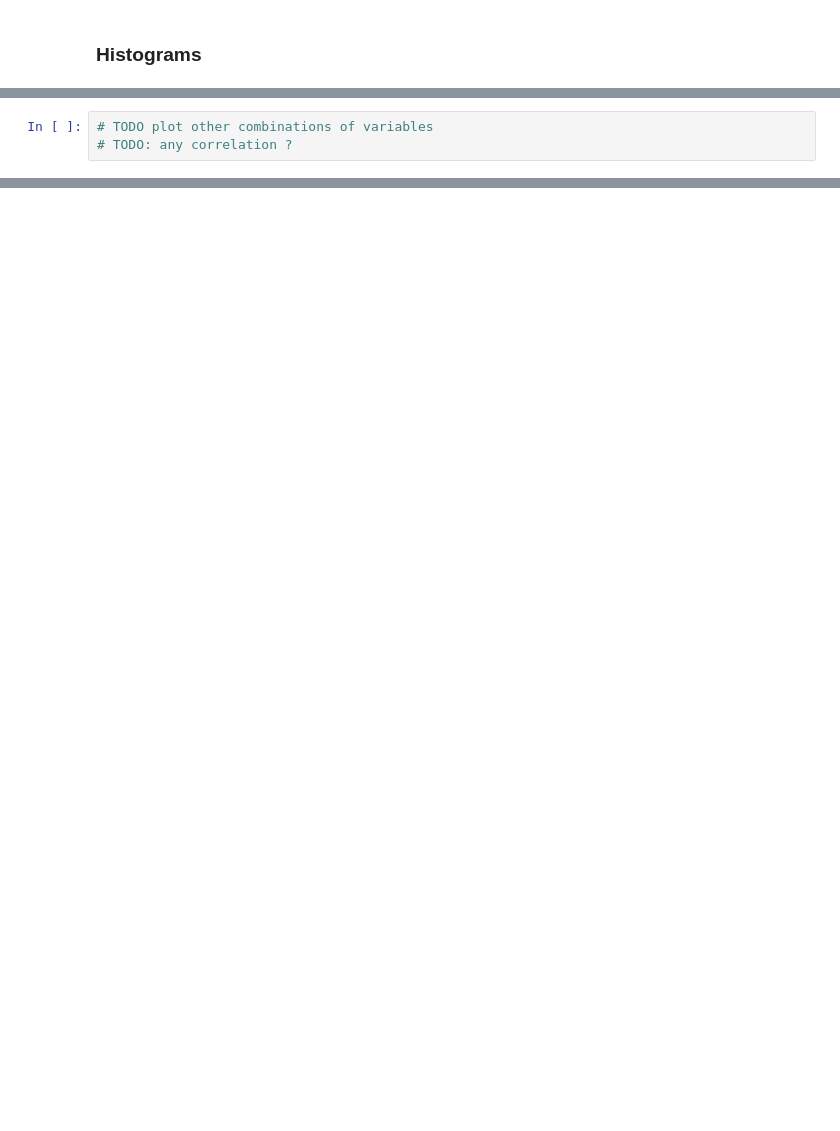
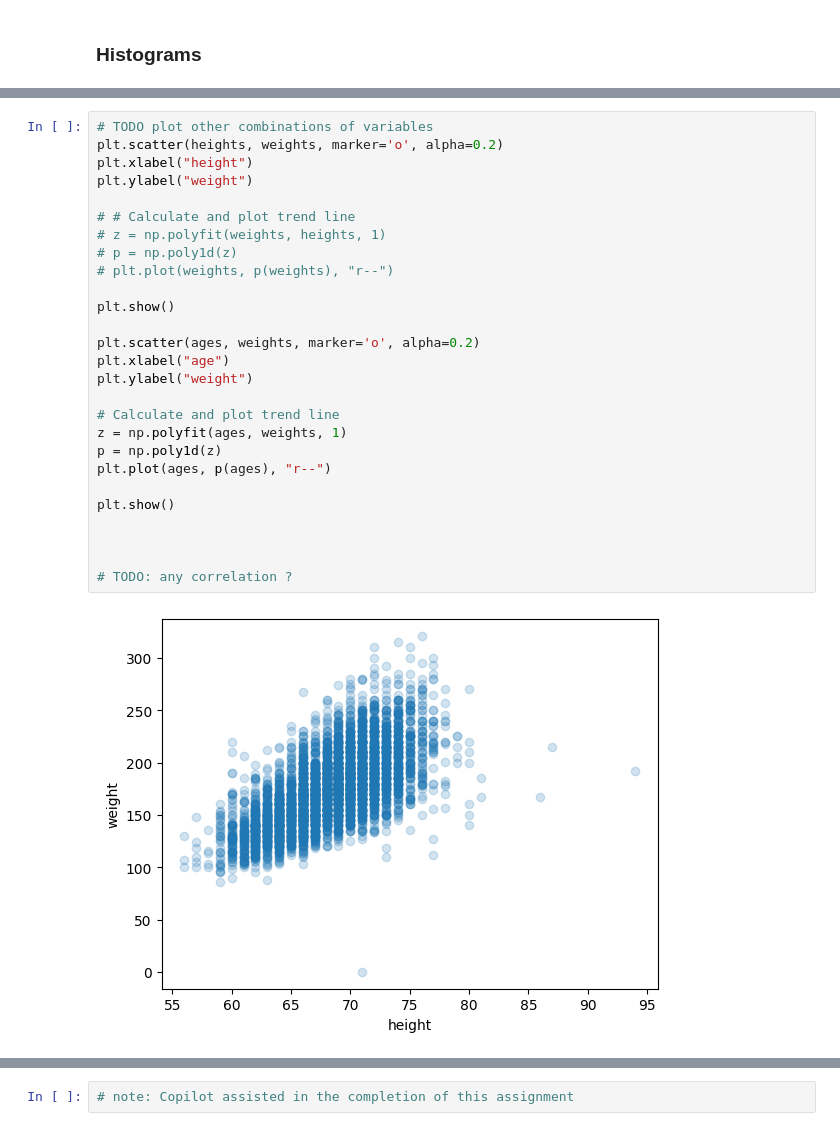
Before and after one commit to ML-strupp/WK02, a Jupyter notebook: WK02.ipynb, the cells around one changed output, grey strips where cells are left out. Cells and saved outputs as stored; diff of their text form; blank space fills up the shorter version.

```diff
--- a/WK02.ipynb
+++ b/WK02.ipynb
@@ -736,3 +891,29 @@ plt.show()
-# %%
-# TODO plot other combinations of variables
-# TODO: any correlation ?
+# %%
+# TODO plot other combinations of variables
+plt.scatter(heights, weights, marker='o', alpha=0.2)
+plt.xlabel("height")
+plt.ylabel("weight")
+
+# # Calculate and plot trend line
+# z = np.polyfit(weights, heights, 1)
+# p = np.poly1d(z)
+# plt.plot(weights, p(weights), "r--")
+
+plt.show()
+
+plt.scatter(ages, weights, marker='o', alpha=0.2)
+plt.xlabel("age")
+plt.ylabel("weight")
+
+# Calculate and plot trend line
+z = np.polyfit(ages, weights, 1)
+p = np.poly1d(z)
+plt.plot(ages, p(ages), "r--")
+
+plt.show()
+
+
+
+# TODO: any correlation ?
+# %% [output]
+[figure, added]
@@ -738,0 +921,2 @@ plt.show()
+# %%
+# note: Copilot assisted in the completion of this assignment
```
Also changed, not shown: parts of 20 cells of this notebook.
